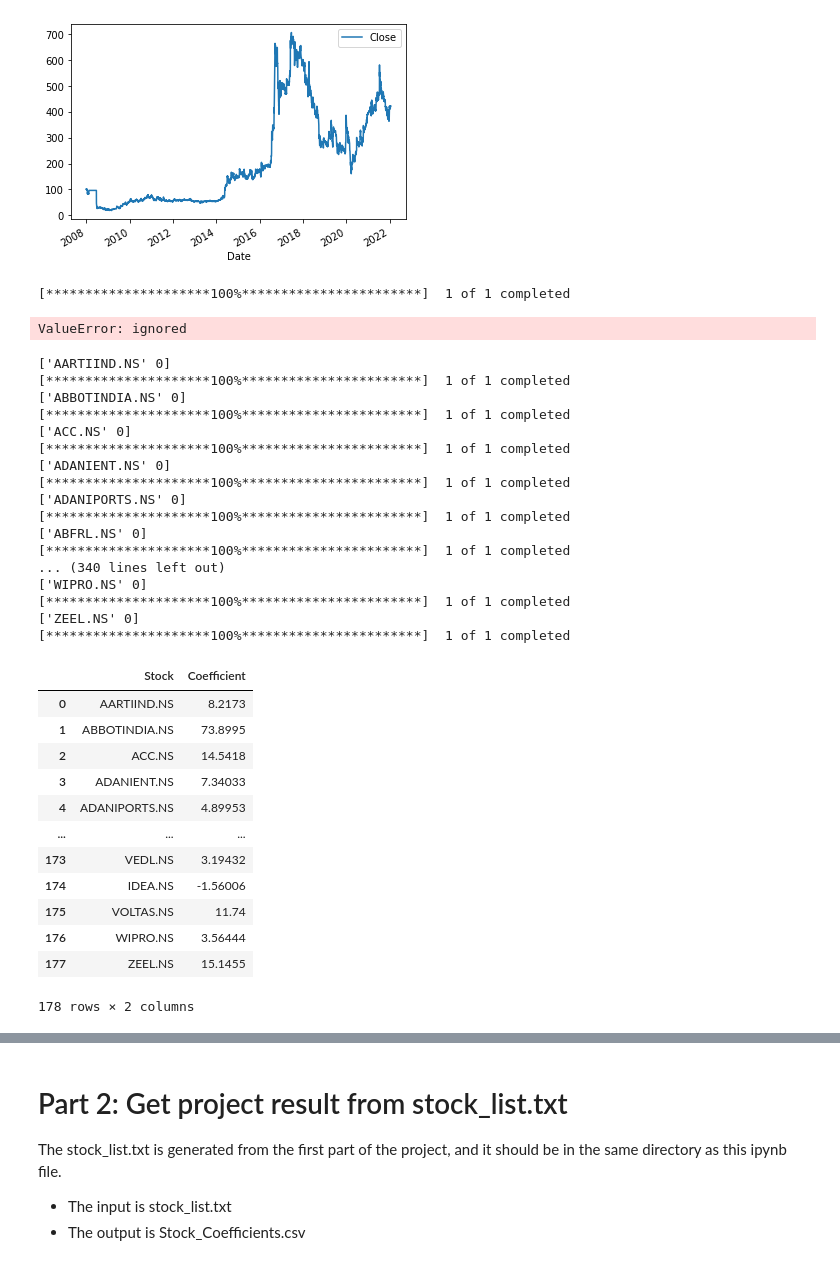
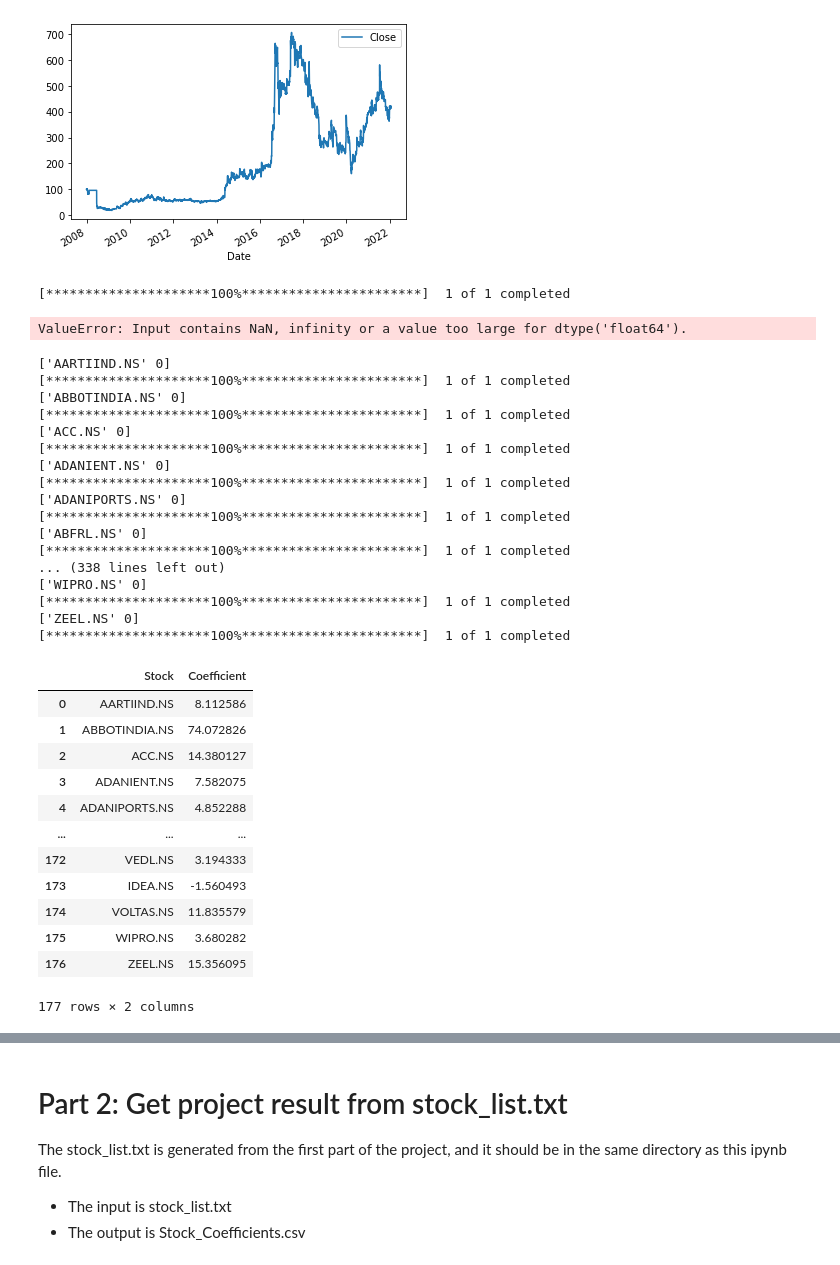
Before and after one commit to arungupta26/stock-recomendation-system, a Jupyter notebook: src/notebooks/Linear Regression.ipynb, the cells around one changed output, grey strips where cells are left out. Saved outputs shown, nothing was run; the diff lists cells and outputs as text; code cells hidden in the pictures.

```diff
--- a/src/notebooks/Linear Regression.ipynb
+++ b/src/notebooks/Linear Regression.ipynb
@@ -14,7 +14,7 @@ import matplotlib.pyplot as pl
 import yfinance as yf
 from datetime import date
 
-stock_coefficient_file_name= 'Stock_Coefficients.csv'
+stock_coefficient_file_name= './../resources/Stock_Coefficients.csv'
 
 # Considering data from 2000 to till date for latest trend
 start = '2000-01-01'
@@ -34,7 +34,7 @@ def get_list(filename):
     return stock_array
 # %%
 # function1 using example using stock_list_test.txt
-stock_array = get_list('stock_list.txt')
+stock_array = get_list('./../resources/stock_list.txt')
 stock_array[:5]
 # %% [output]
 array([['AARTIIND.NS'],
@@ -163,10 +163,10 @@ def build_linear_regression(symbol, show_statistics = True, show_dots = True, sh
     return regr.coef_[0][0]
 # %%
 # function3 using example
-build_linear_regression('SRTRANSFIN.NS')
+build_linear_regression('HCLTECH.NS')
 # %% [output]
 [*********************100%***********************]  1 of 1 completed
-ValueError: ignored
+ValueError: Input contains NaN, infinity or a value too large for dtype('float64').
 # %%
 # function4: for each symbol in the text file, caculate the coefficents and record in the original text file
 def get_coefficient_dataset(filename, show_statistics = False, show_dots = False, show_plot = False) :
@@ -190,39 +190,39 @@ def get_coefficient_dataset(filename, show_statistics = False, show_dots = False
     return coefficient_data
 # %%
 # function4 using example using stock_list_test.txt
-coefficient_data_test = get_coefficient_dataset('stock_list.txt')
+coefficient_data_test = get_coefficient_dataset('./../resources/stock_list.txt')
 coefficient_data_test
 # %% [output]
 ['AARTIIND.NS' 0]
 [*********************100%***********************]  1 of 1 completed
 ['ABBOTINDIA.NS' 0]
 [*********************100%***********************]  1 of 1 completed
 ['ACC.NS' 0]
 [*********************100%***********************]  1 of 1 completed
 ['ADANIENT.NS' 0]
 [*********************100%***********************]  1 of 1 completed
 ['ADANIPORTS.NS' 0]
 [*********************100%***********************]  1 of 1 completed
 ['ABFRL.NS' 0]
 [*********************100%***********************]  1 of 1 completed
-... (340 lines left out)
+... (338 lines left out)
 ['WIPRO.NS' 0]
 [*********************100%***********************]  1 of 1 completed
 ['ZEEL.NS' 0]
 [*********************100%***********************]  1 of 1 completed
 |  | Stock | Coefficient |
-| 0 | AARTIIND.NS | 8.2173 |
-| 1 | ABBOTINDIA.NS | 73.8995 |
-| 2 | ACC.NS | 14.5418 |
-| 3 | ADANIENT.NS | 7.34033 |
-| 4 | ADANIPORTS.NS | 4.89953 |
+| 0 | AARTIIND.NS | 8.112586 |
+| 1 | ABBOTINDIA.NS | 74.072826 |
+| 2 | ACC.NS | 14.380127 |
+| 3 | ADANIENT.NS | 7.582075 |
+| 4 | ADANIPORTS.NS | 4.852288 |
 | ... | ... | ... |
-| 173 | VEDL.NS | 3.19432 |
-| 174 | IDEA.NS | -1.56006 |
-| 175 | VOLTAS.NS | 11.74 |
-| 176 | WIPRO.NS | 3.56444 |
-| 177 | ZEEL.NS | 15.1455 |
+| 172 | VEDL.NS | 3.194333 |
+| 173 | IDEA.NS | -1.560493 |
+| 174 | VOLTAS.NS | 11.835579 |
+| 175 | WIPRO.NS | 3.680282 |
+| 176 | ZEEL.NS | 15.356095 |
-178 rows × 2 columns
+177 rows × 2 columns
 # %%
 # function5 to get top n stocks with biggest coefficients
 def get_top_stock(coefficient_data, n = 5, show_dots = False) :
```
Also changed, not shown: parts of 6 cells of this notebook, 7 other files.
